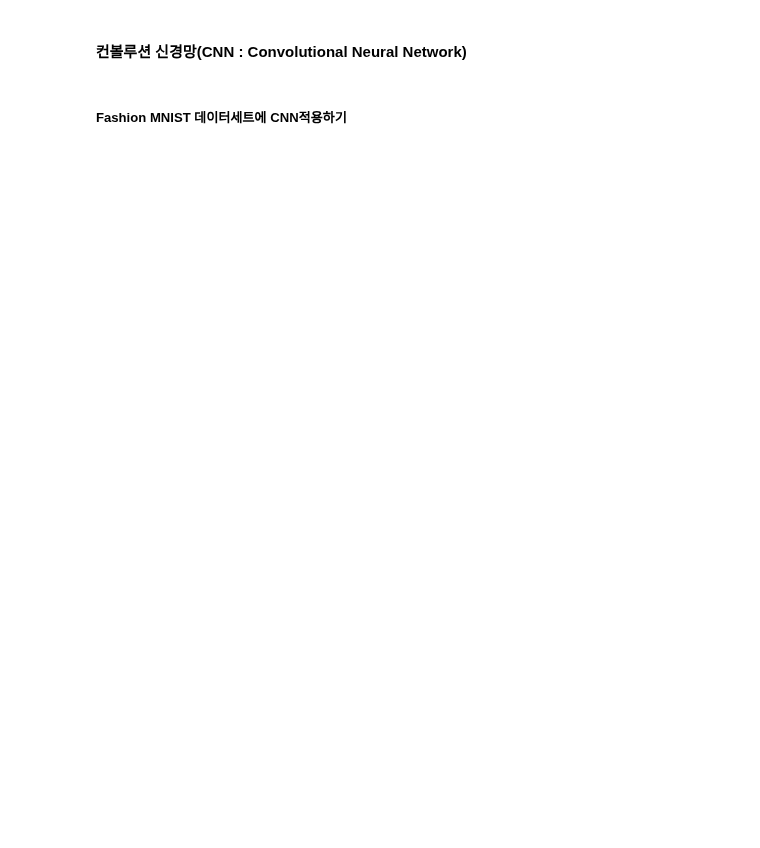
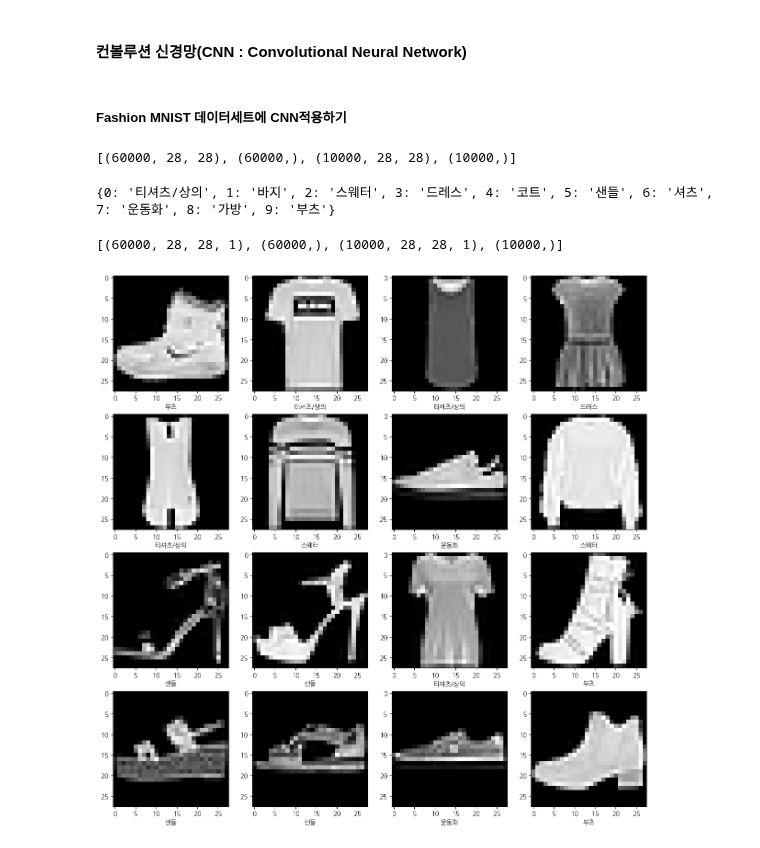
Before and after one commit to rubinkim/deep_learning_09_2022, a Jupyter notebook: chapter_06/ch06_01.ipynb, the cells around one changed output. Cells and saved outputs as stored; diff of their text form; code cells hidden in the pictures; blank space fills up the shorter version.

Commit message:
reshaping dataset to add channel

```diff
--- a/chapter_06/ch06_01.ipynb
+++ b/chapter_06/ch06_01.ipynb
@@ -109,3 +109,32 @@ import pandas as pd
 import matplotlib.pyplot as plt
 import seaborn as sns
 import tensorflow as tf
+# %%
+fashion_mnist = tf.keras.datasets.fashion_mnist
+(train_X, train_Y), (test_X, test_Y) = fashion_mnist.load_data()
+
+print([x.shape for x in [train_X, train_Y, test_X, test_Y]])
+# %% [output]
+[(60000, 28, 28), (60000,), (10000, 28, 28), (10000,)]
+# %%
+train_X = train_X / 255.0
+test_X = test_X /255.0
+# %%
+# Fashion MNIST 범주들 번호와 매칭하는 dictionary 만들기
+
+fashion_mnist_category_dict = {0 : '티셔츠/상의', 1 : '바지', 2 : '스웨터', 3 : '드레스', 4 : '코트',
+                               5 : '샌들', 6 : '셔츠', 7 : '운동화', 8 : '가방', 9 : '부츠'}
+
+print(fashion_mnist_category_dict)
+# %% [output]
+{0: '티셔츠/상의', 1: '바지', 2: '스웨터', 3: '드레스', 4: '코트', 5: '샌들', 6: '셔츠', 7: '운동화', 8: '가방', 9: '부츠'}
+# %%
+# Fashion MNIST 데이터들은 모두 흑백데이터들이므로 1채널이며 위에서 설명한대로 Conv2D레이어는 채널을 가진 데이터를
+# 받도록 기본적으로 설정돼 있기 때문에 채널차원을 데이터의 가장 뒤쪽에 갖도록 추가하기 위해 reshpae를 한다.
+
+train_X = train_X.reshape(60000, 28, 28, 1)
+test_X = test_X.reshape(10000, 28, 28, 1)
+
+print([x.shape for x in [train_X, train_Y, test_X, test_Y]])
+# %% [output]
+[(60000, 28, 28, 1), (60000,), (10000, 28, 28, 1), (10000,)]
@@ -111,0 +147,12 @@ import tensorflow as tf
+# %%
+# 데이터를 확인하기 위해 그래플를 그려보자.
+plt.figure(figsize=(15, 15))
+for c in range(16):
+    # 4rows, 4cols로 지정한 grid에서 c+1번째 칸에 그래프를 그리면 1~16번째 칸들을 차례로 채우게 된다.
+    plt.subplot(4,4,c+1)
+    plt.imshow(train_X[c].reshape(28,28), cmap='gray')
+    plt.xlabel(fashion_mnist_category_dict[train_Y[c]])
+
+plt.show()
+# %% [output]
+[figure, added]
```
Also changed, not shown: parts of 1 cell of this notebook.
